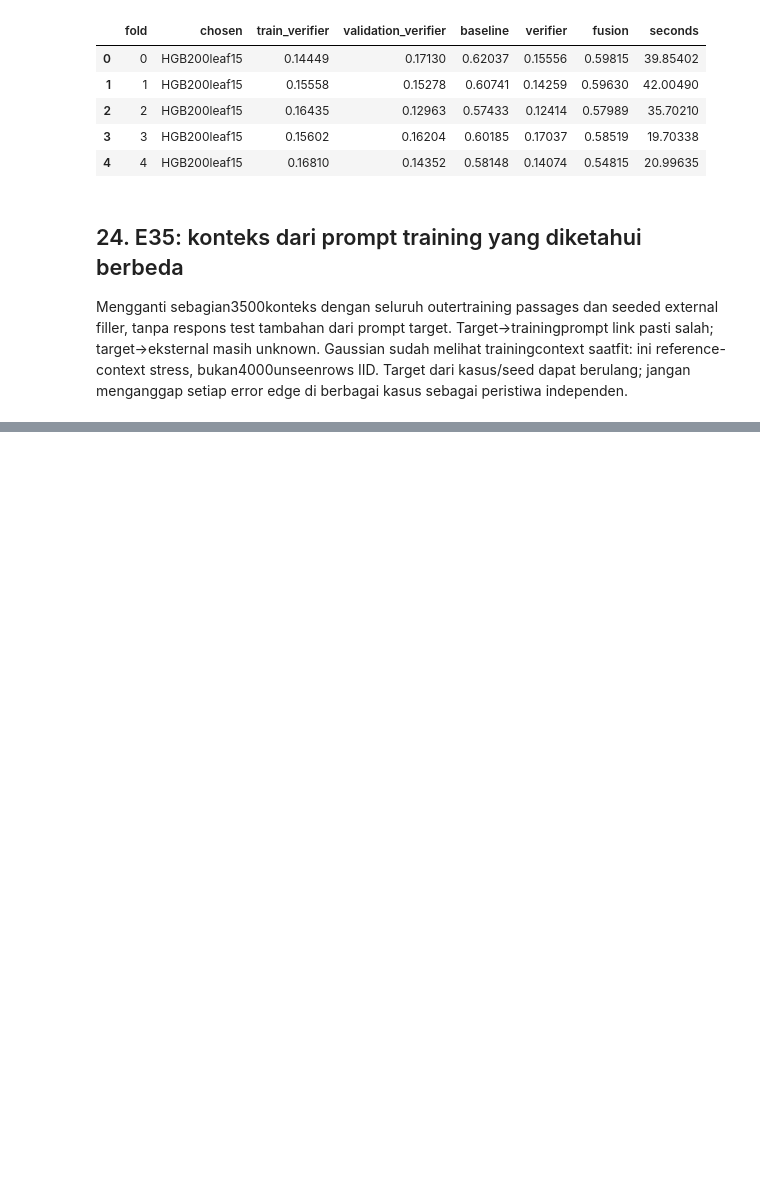
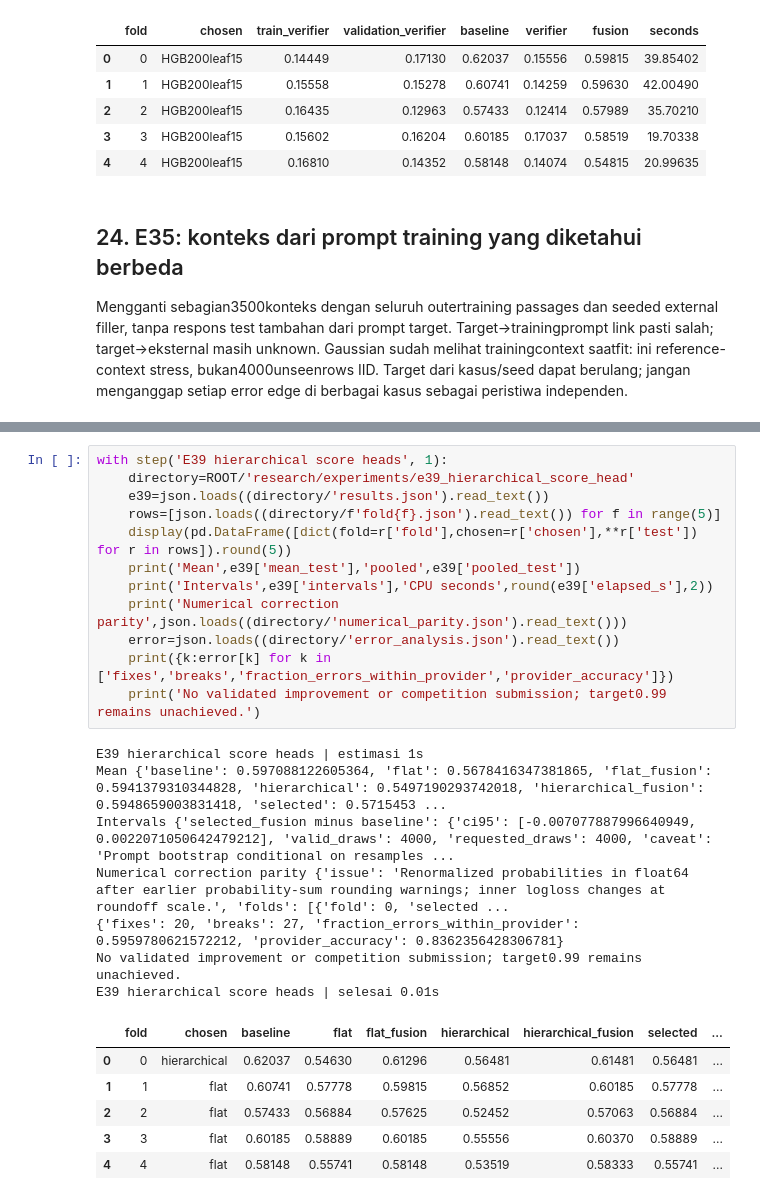
Before and after one commit to yauwes/name-that-llm-sota-pipeline, a Jupyter notebook: ntl_session_20261103.ipynb, the cells around one changed output, grey strips where cells are left out. Cells and saved outputs as stored; diff of their text form; blank space fills up the shorter version.

```diff
--- a/ntl_session_20261103.ipynb
+++ b/ntl_session_20261103.ipynb
@@ -852,0 +995,26 @@ E35 known-different-prompt context | selesai 0.02s
+# %%
+with step('E39 hierarchical score heads', 1):
+    directory=ROOT/'research/experiments/e39_hierarchical_score_head'
+    e39=json.loads((directory/'results.json').read_text())
+    rows=[json.loads((directory/f'fold{f}.json').read_text()) for f in range(5)]
+    display(pd.DataFrame([dict(fold=r['fold'],chosen=r['chosen'],**r['test']) for r in rows]).round(5))
+    print('Mean',e39['mean_test'],'pooled',e39['pooled_test'])
+    print('Intervals',e39['intervals'],'CPU seconds',round(e39['elapsed_s'],2))
+    print('Numerical correction parity',json.loads((directory/'numerical_parity.json').read_text()))
+    error=json.loads((directory/'error_analysis.json').read_text())
+    print({k:error[k] for k in ['fixes','breaks','fraction_errors_within_provider','provider_accuracy']})
+    print('No validated improvement or competition submission; target0.99 remains unachieved.')
+# %% [output]
+E39 hierarchical score heads | estimasi 1s
+Mean {'baseline': 0.597088122605364, 'flat': 0.5678416347381865, 'flat_fusion': 0.5941379310344828, 'hierarchical': 0.5497190293742018, 'hierarchical_fusion': 0.5948659003831418, 'selected': 0.5715453 ...
+Intervals {'selected_fusion minus baseline': {'ci95': [-0.007077887996640949, 0.0022071050642479212], 'valid_draws': 4000, 'requested_draws': 4000, 'caveat': 'Prompt bootstrap conditional on resamples ...
+Numerical correction parity {'issue': 'Renormalized probabilities in float64 after earlier probability-sum rounding warnings; inner logloss changes at roundoff scale.', 'folds': [{'fold': 0, 'selected ...
+{'fixes': 20, 'breaks': 27, 'fraction_errors_within_provider': 0.5959780621572212, 'provider_accuracy': 0.8362356428306781}
+No validated improvement or competition submission; target0.99 remains unachieved.
+E39 hierarchical score heads | selesai 0.01s
+|  | fold | chosen | baseline | flat | flat_fusion | hierarchical | hierarchical_fusion | selected | ... |
+| 0 | 0 | hierarchical | 0.62037 | 0.54630 | 0.61296 | 0.56481 | 0.61481 | 0.56481 | ... |
+| 1 | 1 | flat | 0.60741 | 0.57778 | 0.59815 | 0.56852 | 0.60185 | 0.57778 | ... |
+| 2 | 2 | flat | 0.57433 | 0.56884 | 0.57625 | 0.52452 | 0.57063 | 0.56884 | ... |
+| 3 | 3 | flat | 0.60185 | 0.58889 | 0.60185 | 0.55556 | 0.60370 | 0.58889 | ... |
+| 4 | 4 | flat | 0.58148 | 0.55741 | 0.58148 | 0.53519 | 0.58333 | 0.55741 | ... |
```
Also changed, not shown: parts of 17 cells of this notebook, 11 other files.
